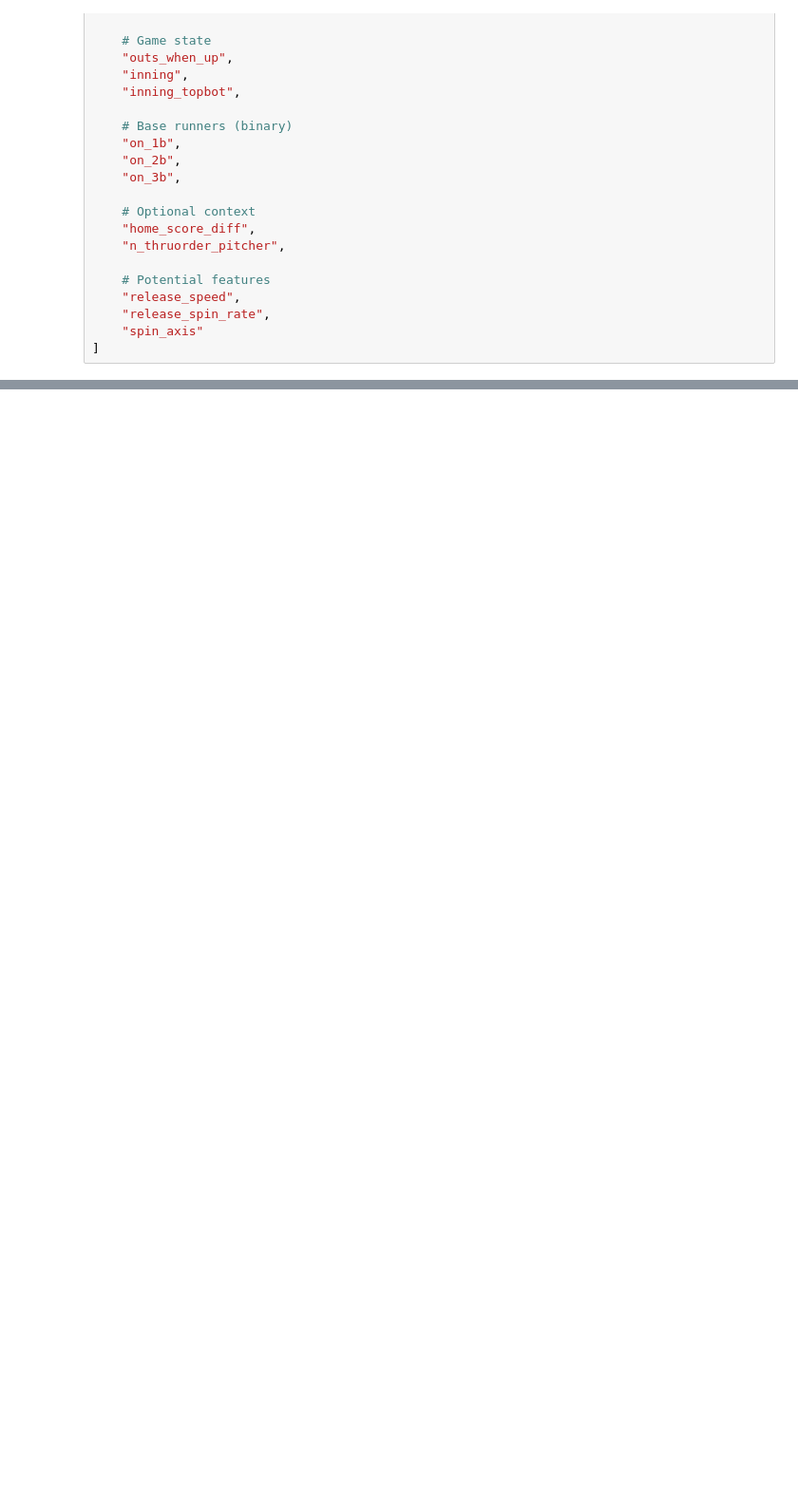
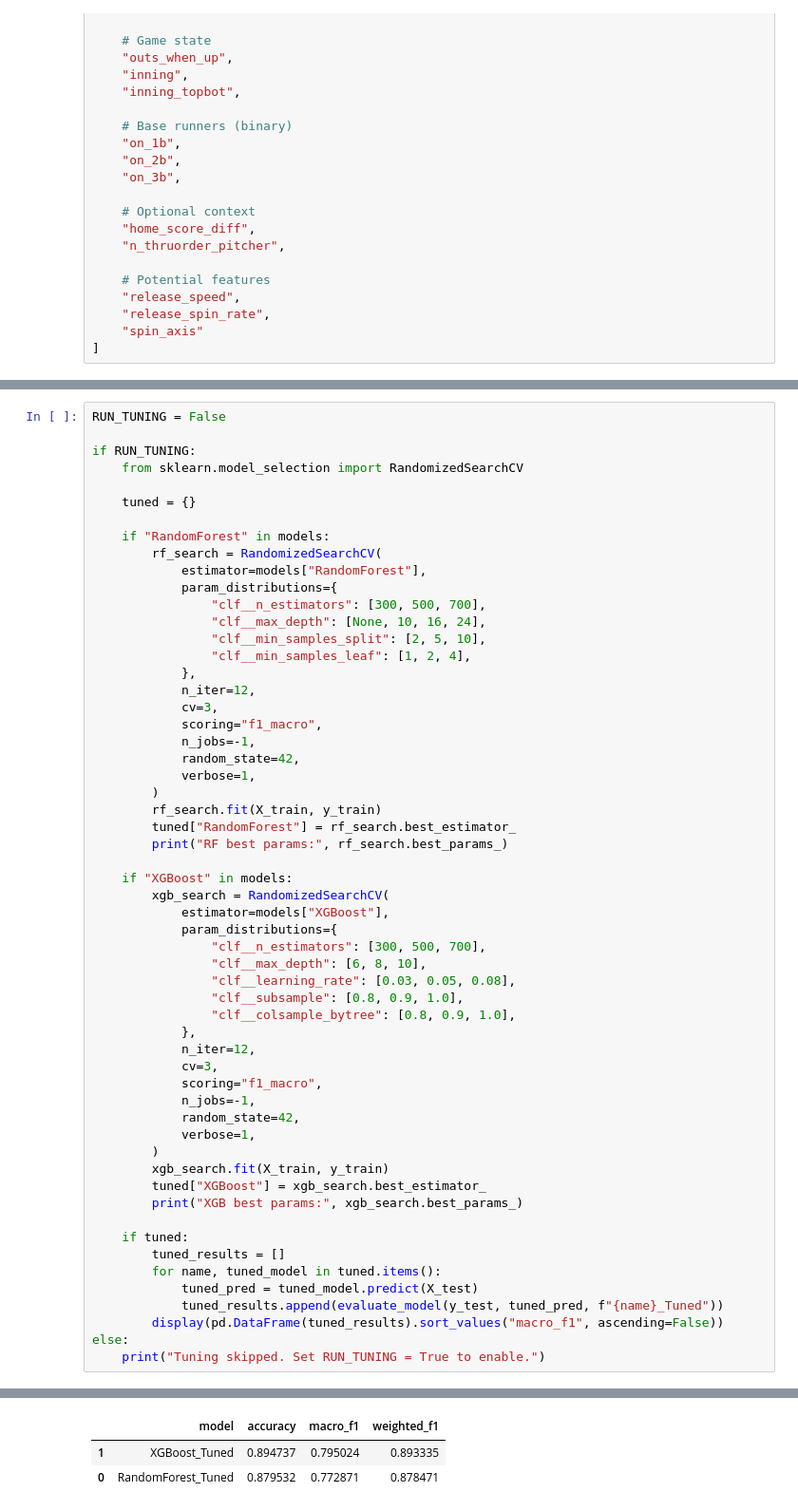
Before and after one commit to Eli-V-14/baseball-pitch-prediction-model, a Jupyter notebook: backend/data_analysis.ipynb, the cells around one changed output, grey strips where cells are left out. Shown at 95% size. Drawn from its saved outputs; the diff is of its cells as text; blank space fills up the shorter version.

```diff
--- a/backend/data_analysis.ipynb
+++ b/backend/data_analysis.ipynb
@@ -106,0 +566,58 @@ features = [
+# %%
+RUN_TUNING = False
+
+if RUN_TUNING:
+    from sklearn.model_selection import RandomizedSearchCV
+
+    tuned = {}
+
+    if "RandomForest" in models:
+        rf_search = RandomizedSearchCV(
+            estimator=models["RandomForest"],
+            param_distributions={
+                "clf__n_estimators": [300, 500, 700],
+                "clf__max_depth": [None, 10, 16, 24],
+                "clf__min_samples_split": [2, 5, 10],
+                "clf__min_samples_leaf": [1, 2, 4],
+            },
+            n_iter=12,
+            cv=3,
+            scoring="f1_macro",
+            n_jobs=-1,
+            random_state=42,
+            verbose=1,
+        )
+        rf_search.fit(X_train, y_train)
+        tuned["RandomForest"] = rf_search.best_estimator_
+        print("RF best params:", rf_search.best_params_)
+
+    if "XGBoost" in models:
+        xgb_search = RandomizedSearchCV(
+            estimator=models["XGBoost"],
+            param_distributions={
+                "clf__n_estimators": [300, 500, 700],
+                "clf__max_depth": [6, 8, 10],
+                "clf__learning_rate": [0.03, 0.05, 0.08],
+                "clf__subsample": [0.8, 0.9, 1.0],
+                "clf__colsample_bytree": [0.8, 0.9, 1.0],
+            },
+            n_iter=12,
+            cv=3,
+            scoring="f1_macro",
+            n_jobs=-1,
+            random_state=42,
+            verbose=1,
+        )
+        xgb_search.fit(X_train, y_train)
+        tuned["XGBoost"] = xgb_search.best_estimator_
+        print("XGB best params:", xgb_search.best_params_)
+
+    if tuned:
+        tuned_results = []
+        for name, tuned_model in tuned.items():
+            tuned_pred = tuned_model.predict(X_test)
+            tuned_results.append(evaluate_model(y_test, tuned_pred, f"{name}_Tuned"))
+        display(pd.DataFrame(tuned_results).sort_values("macro_f1", ascending=False))
+else:
+    print("Tuning skipped. Set RUN_TUNING = True to enable.")
+# %% [output]
@@ -106,0 +628,3 @@ features = [
+|  | model | accuracy | macro_f1 | weighted_f1 |
+| 1 | XGBoost_Tuned | 0.894737 | 0.795024 | 0.893335 |
+| 0 | RandomForest_Tuned | 0.879532 | 0.772871 | 0.878471 |
```
Also changed, not shown: parts of 17 cells of this notebook, 5 other files.
